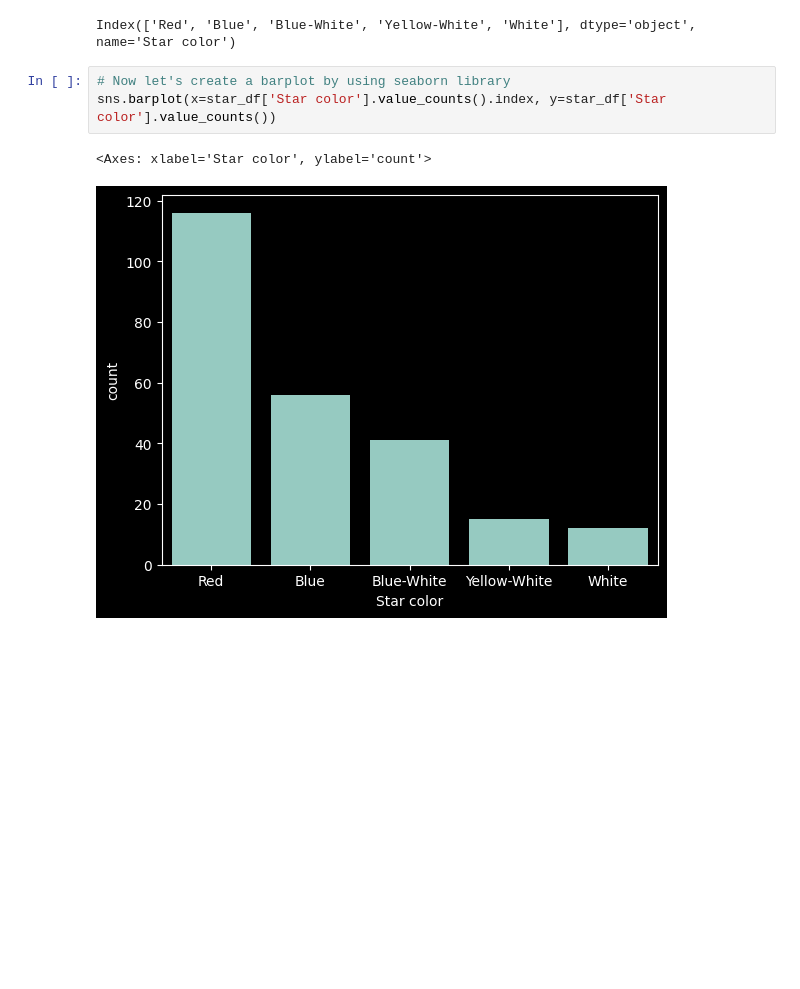
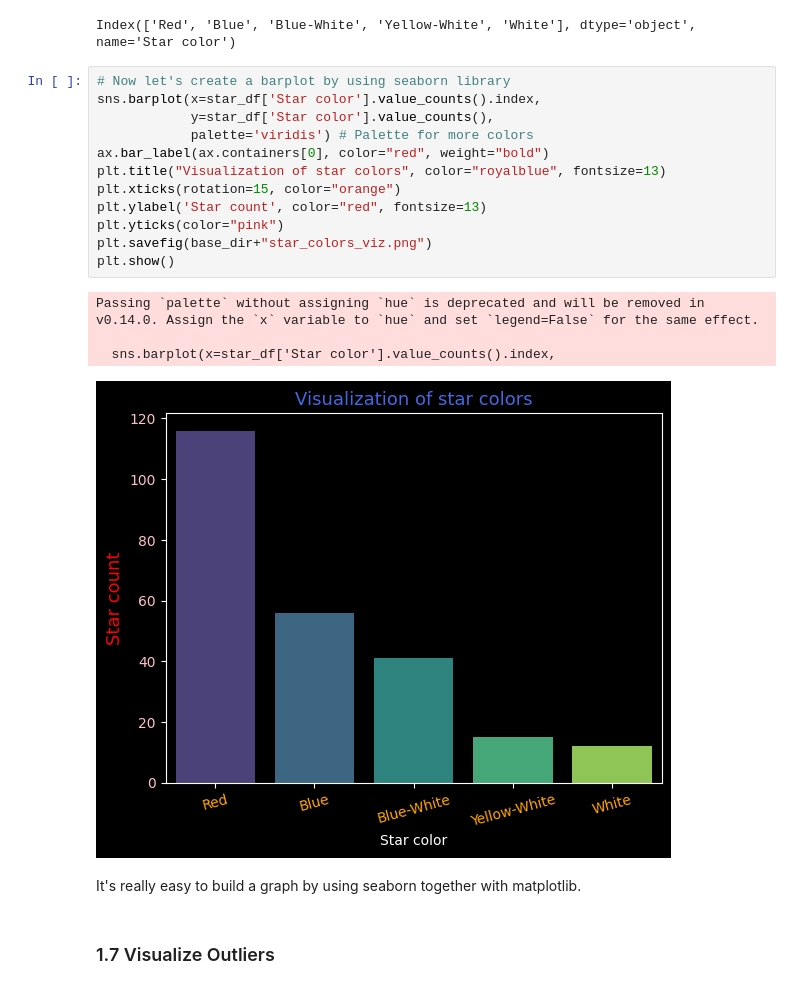
Before and after one commit to DemianKost/data-analysis-astronomical-data, a Jupyter notebook: Python_Data_Analysis_And_Visualization.ipynb, the cells around one changed output. Drawn from its saved outputs; the diff is of its cells as text; blank space fills up the shorter version.

Commit message:
Added lesson about visualization with seaborn library

```diff
--- a/Python_Data_Analysis_And_Visualization.ipynb
+++ b/Python_Data_Analysis_And_Visualization.ipynb
@@ -156,7 +156,22 @@ star_df['Star color'].value_counts().index
 Index(['Red', 'Blue', 'Blue-White', 'Yellow-White', 'White'], dtype='object', name='Star color')
 # %%
 # Now let's create a barplot by using seaborn library
-sns.barplot(x=star_df['Star color'].value_counts().index, y=star_df['Star color'].value_counts())
+sns.barplot(x=star_df['Star color'].value_counts().index,
+            y=star_df['Star color'].value_counts(),
+            palette='viridis') # Palette for more colors
+ax.bar_label(ax.containers[0], color="red", weight="bold")
+plt.title("Visualization of star colors", color="royalblue", fontsize=13)
+plt.xticks(rotation=15, color="orange")
+plt.ylabel('Star count', color="red", fontsize=13)
+plt.yticks(color="pink")
+plt.savefig(base_dir+"star_colors_viz.png")
+plt.show()
 # %% [output]
-<Axes: xlabel='Star color', ylabel='count'>
+Passing `palette` without assigning `hue` is deprecated and will be removed in v0.14.0. Assign the `x` variable to `hue` and set `legend=False` for the same effect.
+
+  sns.barplot(x=star_df['Star color'].value_counts().index,
-[figure, old version]
+[figure, new version]
+# %% [markdown]
+It's really easy to build a graph by using seaborn together with matplotlib.
+# %% [markdown]
+### 1.7 Visualize Outliers
```
Also changed, not shown: parts of 2 cells of this notebook, 1 other file.
